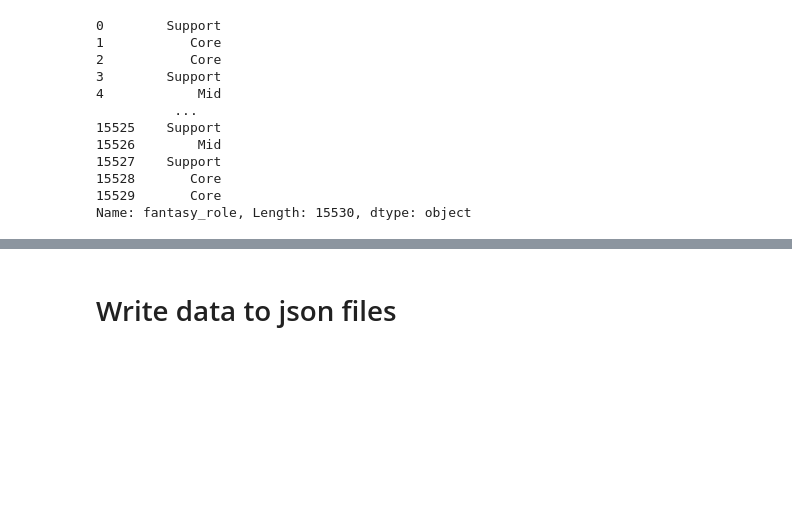
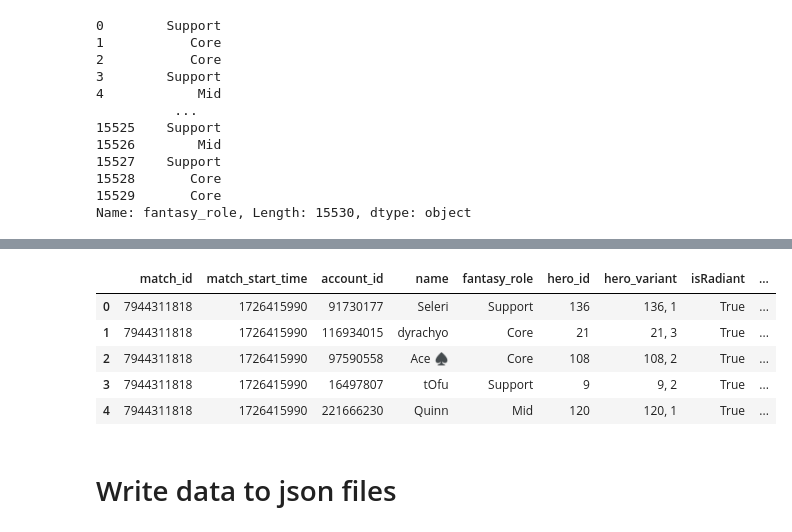
Before and after one commit to Burny101/dota-fantasy, a Jupyter notebook: data_pipeline.ipynb, the cells around one changed output, grey strips where cells are left out. Saved outputs shown, nothing was run; the diff lists cells and outputs as text; code cells hidden in the pictures; blank space fills up the shorter version.

```diff
--- a/data_pipeline.ipynb
+++ b/data_pipeline.ipynb
@@ -386,3 +451,5 @@ memory usage: 4.5+ MB
+# %%
+df_players = df_players.loc[:, ~df_players.columns.duplicated()]
 # %%
 df_players[~df_players['rating_advantage'].isna()].info()
 df_players_clean = df_players[~df_players['rating_advantage'].isna()]
@@ -407,3 +474,12 @@ memory usage: 3.8+ MB
+# %%
+df_players.head()
+# %% [output]
+|  | match_id | match_start_time | account_id | name | fantasy_role | hero_id | hero_variant | isRadiant | ... |
+| 0 | 7944311818 | 1726415990 | 91730177 | Seleri | Support | 136 | 136, 1 | True | ... |
+| 1 | 7944311818 | 1726415990 | 116934015 | dyrachyo | Core | 21 | 21, 3 | True | ... |
+| 2 | 7944311818 | 1726415990 | 97590558 | Ace ♠ | Core | 108 | 108, 2 | True | ... |
+| 3 | 7944311818 | 1726415990 | 16497807 | tOfu | Support | 9 | 9, 2 | True | ... |
+| 4 | 7944311818 | 1726415990 | 221666230 | Quinn | Mid | 120 | 120, 1 | True | ... |
 # %% [markdown]
 # Write data to json files
 # %%
```
Also changed, not shown: parts of 18 cells of this notebook.
